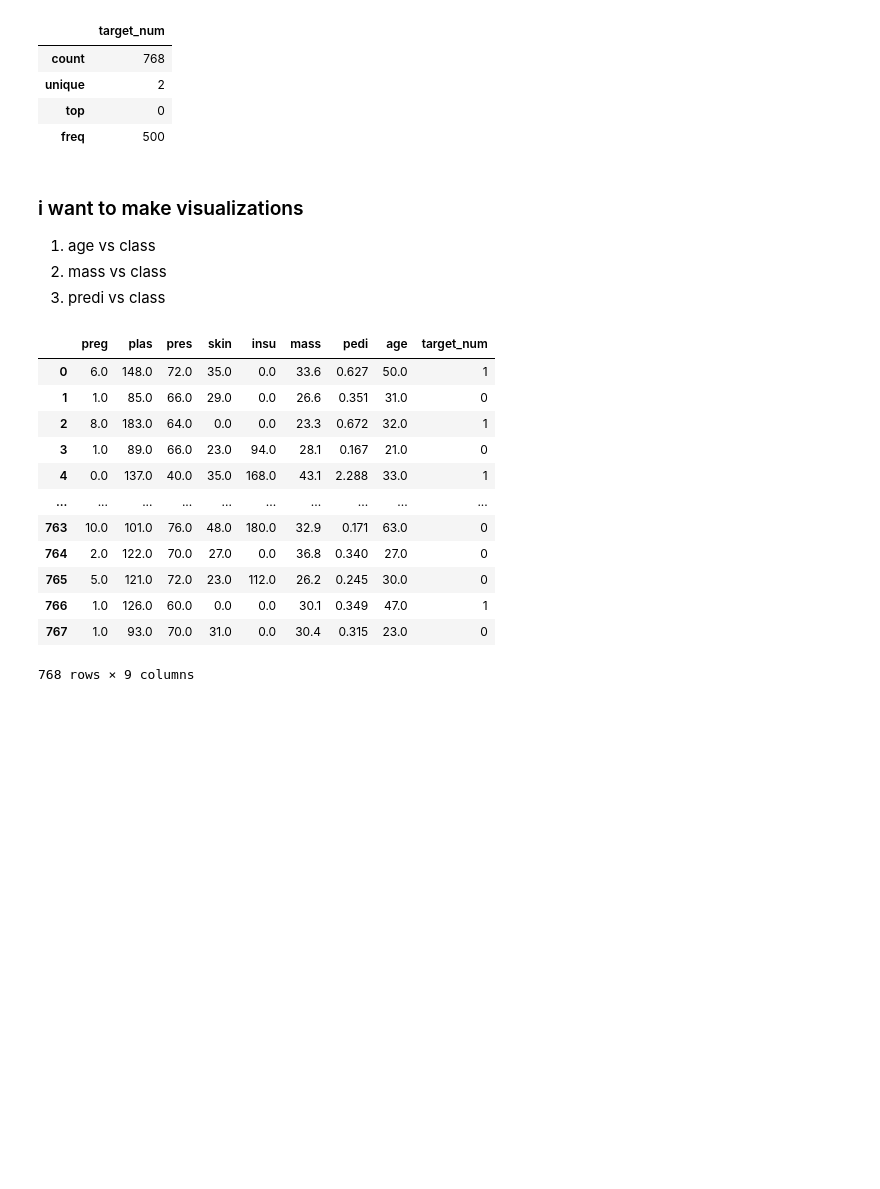
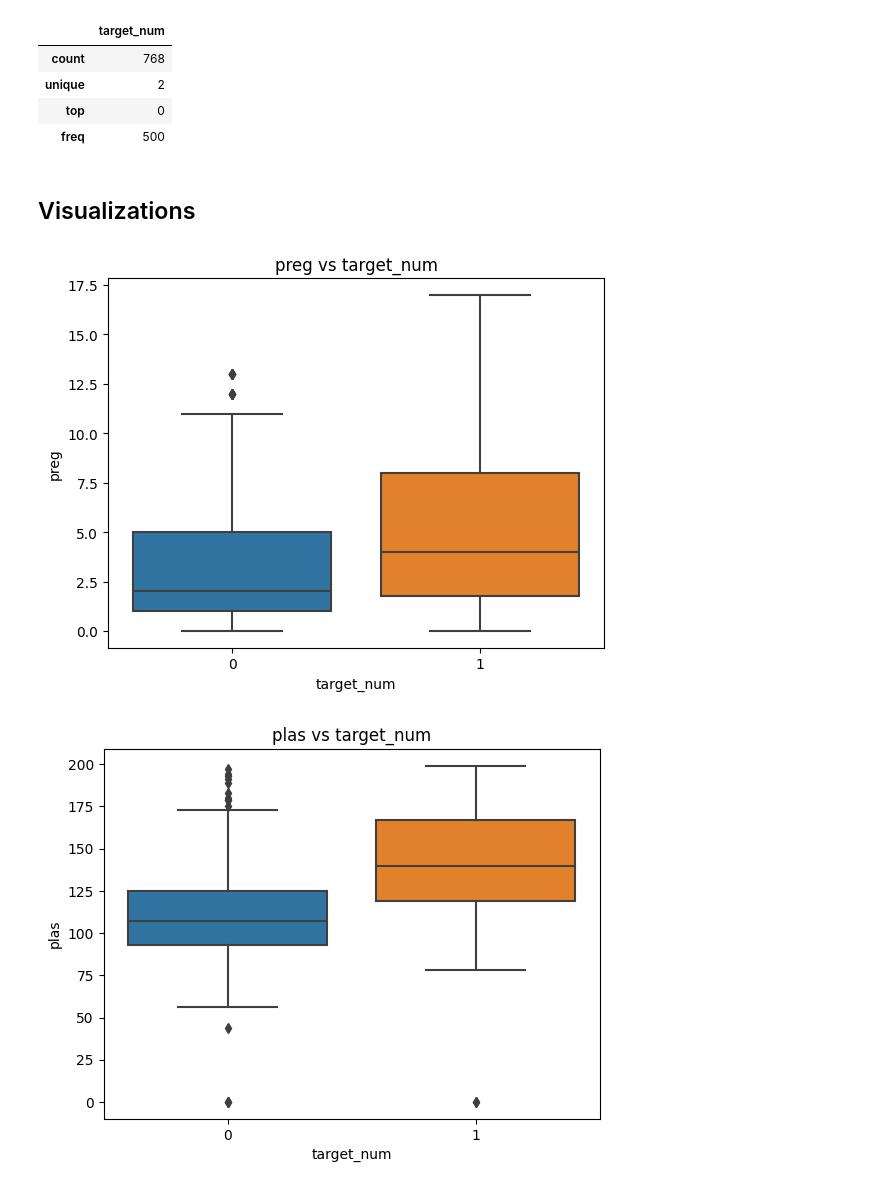
Before and after one commit to siddartha-10/Data_Mining, a Jupyter notebook: Project/project.ipynb, the cells around one changed output. Saved outputs shown, nothing was run; the diff lists cells and outputs as text; code cells hidden in the pictures; blank space fills up the shorter version.

```diff
--- a/Project/project.ipynb
+++ b/Project/project.ipynb
@@ -153,24 +153,13 @@ df.describe(include='category')
 | unique | 2 |
 | top | 0 |
 | freq | 500 |
-# %% [markdown]
-### i want to make visualizations
-1) age vs class
-2) mass vs class
-3) predi vs class
-# %%
-pd.to_csv
-# %% [output]
-|  | preg | plas | pres | skin | insu | mass | pedi | age | target_num |
-| 0 | 6.0 | 148.0 | 72.0 | 35.0 | 0.0 | 33.6 | 0.627 | 50.0 | 1 |
-| 1 | 1.0 | 85.0 | 66.0 | 29.0 | 0.0 | 26.6 | 0.351 | 31.0 | 0 |
-| 2 | 8.0 | 183.0 | 64.0 | 0.0 | 0.0 | 23.3 | 0.672 | 32.0 | 1 |
-| 3 | 1.0 | 89.0 | 66.0 | 23.0 | 94.0 | 28.1 | 0.167 | 21.0 | 0 |
-| 4 | 0.0 | 137.0 | 40.0 | 35.0 | 168.0 | 43.1 | 2.288 | 33.0 | 1 |
-| ... | ... | ... | ... | ... | ... | ... | ... | ... | ... |
-| 763 | 10.0 | 101.0 | 76.0 | 48.0 | 180.0 | 32.9 | 0.171 | 63.0 | 0 |
-| 764 | 2.0 | 122.0 | 70.0 | 27.0 | 0.0 | 36.8 | 0.340 | 27.0 | 0 |
-| 765 | 5.0 | 121.0 | 72.0 | 23.0 | 112.0 | 26.2 | 0.245 | 30.0 | 0 |
-| 766 | 1.0 | 126.0 | 60.0 | 0.0 | 0.0 | 30.1 | 0.349 | 47.0 | 1 |
-| 767 | 1.0 | 93.0 | 70.0 | 31.0 | 0.0 | 30.4 | 0.315 | 23.0 | 0 |
-768 rows × 9 columns
+# %% [markdown]
+## Visualizations
+# %%
+for i in df.columns[:-1]:
+    sns.boxplot(data=df,x='target_num',y=i)
+    plt.title(i + " vs target_num")
+    plt.show()
+# %% [output]
+[figure, added]
+[figure, added]
```
Also changed, not shown: parts of 4 cells of this notebook.
